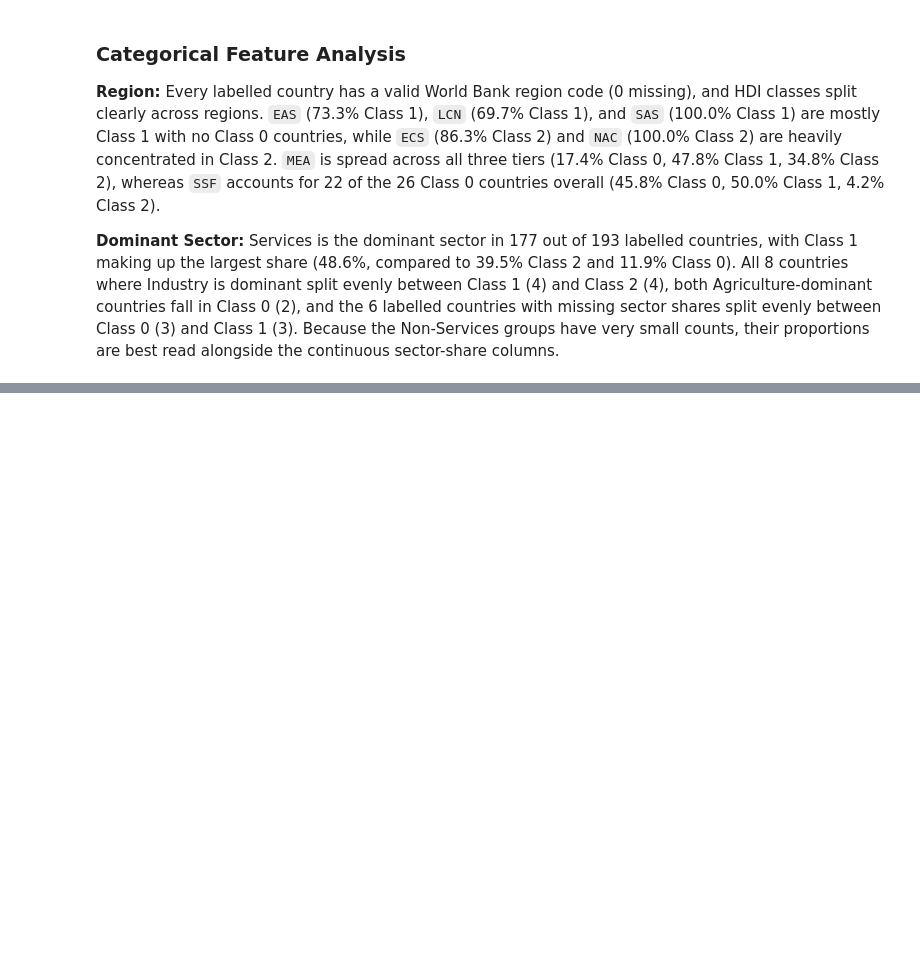
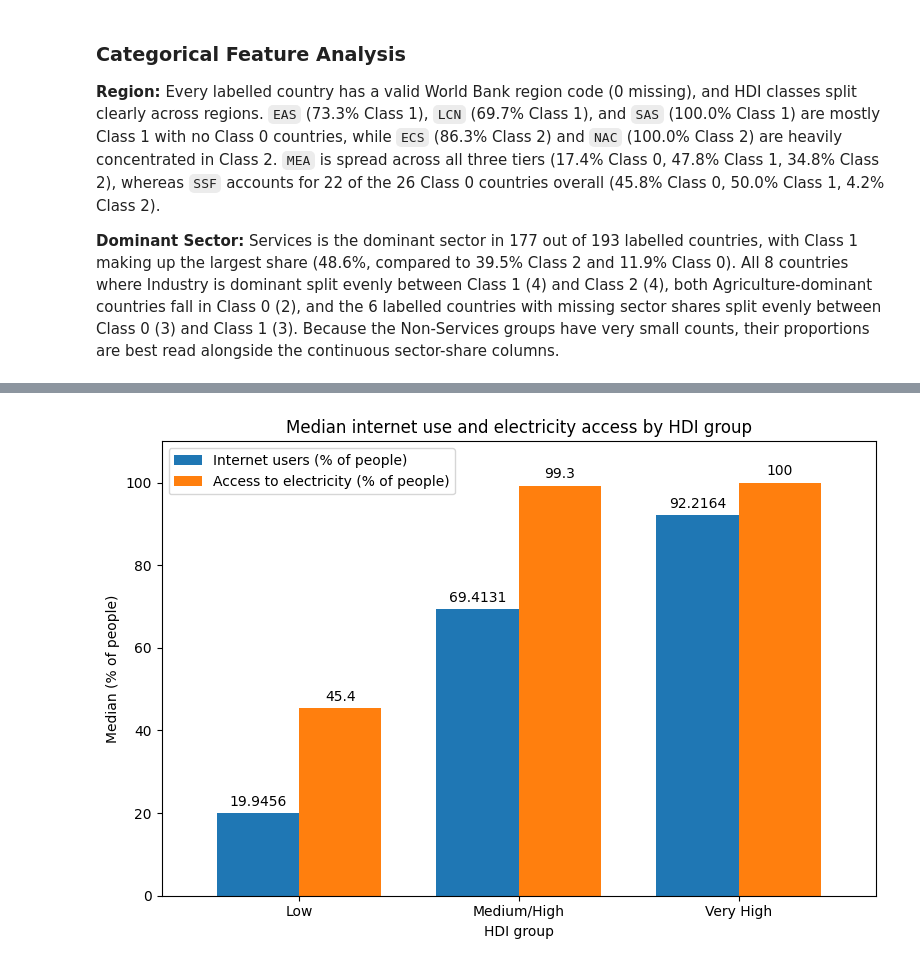
Before and after one commit to Soemon007/DS203_GroupProject, a Jupyter notebook: code/Exploratory_Data_Analysis.ipynb, the cells around one changed output, grey strips where cells are left out. Cells and saved outputs as stored; diff of their text form; code cells hidden in the pictures; blank space fills up the shorter version.

```diff
--- a/code/Exploratory_Data_Analysis.ipynb
+++ b/code/Exploratory_Data_Analysis.ipynb
@@ -348,0 +370,21 @@ Name: count, dtype: int64
+# %%
+# Median internet use and electricity access per HDI group
+medians = df1.groupby('Level')[['Individuals_using_the_Internet', 'Access_to_electricity']].median()
+medians.index = ['Low', 'Medium/High', 'Very High']
+medians.columns = ['Internet users (% of people)', 'Access to electricity (% of people)']
+
+ax = medians.plot(kind='bar', figsize=(8, 5.5), width=0.75, rot=0)
+for container in ax.containers:
+    ax.bar_label(container, padding=3)
+
+ax.set_ylabel('Median (% of people)')
+ax.set_xlabel('HDI group')
+ax.set_title('Median internet use and electricity access by HDI group')
+ax.set_ylim(0, 110)
+ax.legend(loc='upper left')
+
+plt.tight_layout()
+plt.savefig('../deliverables/report/figures/internet_electricity_by_group.png', dpi=200)
+plt.show()
+# %% [output]
+[figure, added]
```
Also changed, not shown: parts of 5 cells of this notebook.
